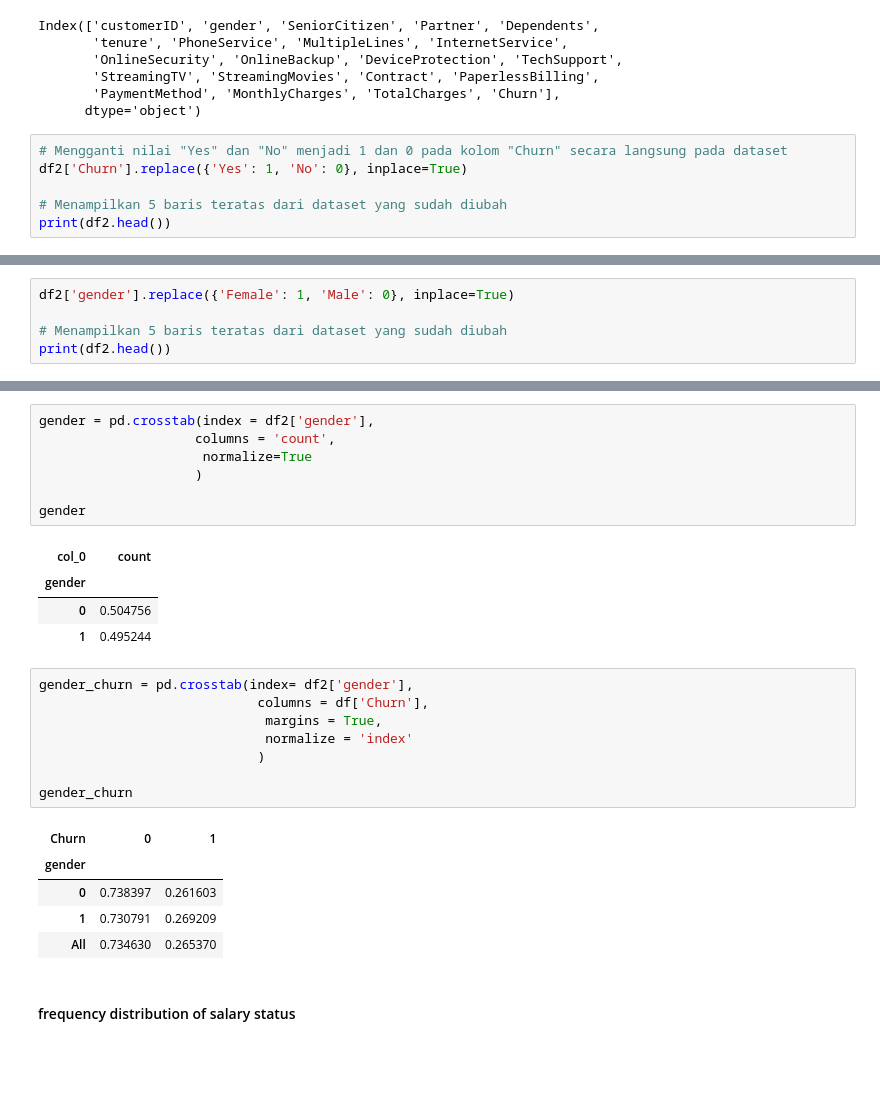
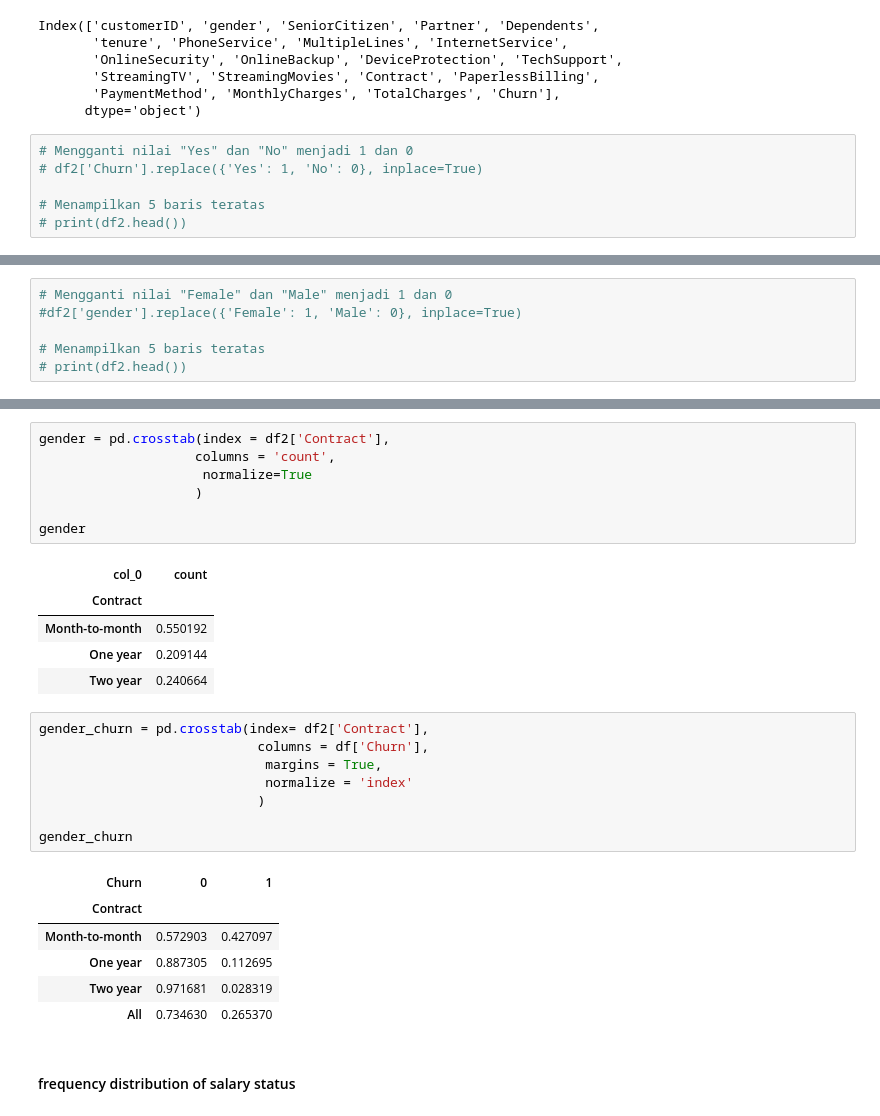
Before and after one commit to putriekales/tugaswgtik, a Jupyter notebook: tugas_wgtik.ipynb, the cells around one changed output, grey strips where cells are left out. Cells and saved outputs as stored; diff of their text form; blank space fills up the shorter version.

```diff
--- a/tugas_wgtik.ipynb
+++ b/tugas_wgtik.ipynb
@@ -205,8 +166,8 @@ Index(['customerID', 'gender', 'SeniorCitizen', 'Partner', 'Dependents',
        'PaymentMethod', 'MonthlyCharges', 'TotalCharges', 'Churn'],
       dtype='object')
 # %%
-# Mengganti nilai "Yes" dan "No" menjadi 1 dan 0 pada kolom "Churn" secara langsung pada dataset
-df2['Churn'].replace({'Yes': 1, 'No': 0}, inplace=True)
+# Mengganti nilai "Yes" dan "No" menjadi 1 dan 0
+# df2['Churn'].replace({'Yes': 1, 'No': 0}, inplace=True)
 
-# Menampilkan 5 baris teratas dari dataset yang sudah diubah
-print(df2.head())
+# Menampilkan 5 baris teratas
+# print(df2.head())
@@ -231,5 +174,6 @@ print(df2.head())
 # %%
-df2['gender'].replace({'Female': 1, 'Male': 0}, inplace=True)
+# Mengganti nilai "Female" dan "Male" menjadi 1 dan 0
+#df2['gender'].replace({'Female': 1, 'Male': 0}, inplace=True)
 
-# Menampilkan 5 baris teratas dari dataset yang sudah diubah
-print(df2.head())
+# Menampilkan 5 baris teratas
+# print(df2.head())
@@ -254,5 +180,5 @@ print(df2.head())
 # %%
-gender = pd.crosstab(index = df2['gender'],
+gender = pd.crosstab(index = df2['Contract'],
                     columns = 'count',
                      normalize=True
                     )
@@ -260,22 +186,24 @@ gender = pd.crosstab(index = df2['gender'],
 gender
 # %% [output]
 | col_0 | count |
-| gender |  |
-| 0 | 0.504756 |
-| 1 | 0.495244 |
+| Contract |  |
+| Month-to-month | 0.550192 |
+| One year | 0.209144 |
+| Two year | 0.240664 |
 # %%
-gender_churn = pd.crosstab(index= df2['gender'],
+gender_churn = pd.crosstab(index= df2['Contract'],
                             columns = df['Churn'],
                              margins = True,
                              normalize = 'index'
                             )
 
 gender_churn
 # %% [output]
 | Churn | 0 | 1 |
-| gender |  |  |
-| 0 | 0.738397 | 0.261603 |
-| 1 | 0.730791 | 0.269209 |
+| Contract |  |  |
+| Month-to-month | 0.572903 | 0.427097 |
+| One year | 0.887305 | 0.112695 |
+| Two year | 0.971681 | 0.028319 |
 | All | 0.734630 | 0.265370 |
 # %% [markdown]
 #### frequency distribution of salary status
```
Also changed, not shown: parts of 10 cells of this notebook.
